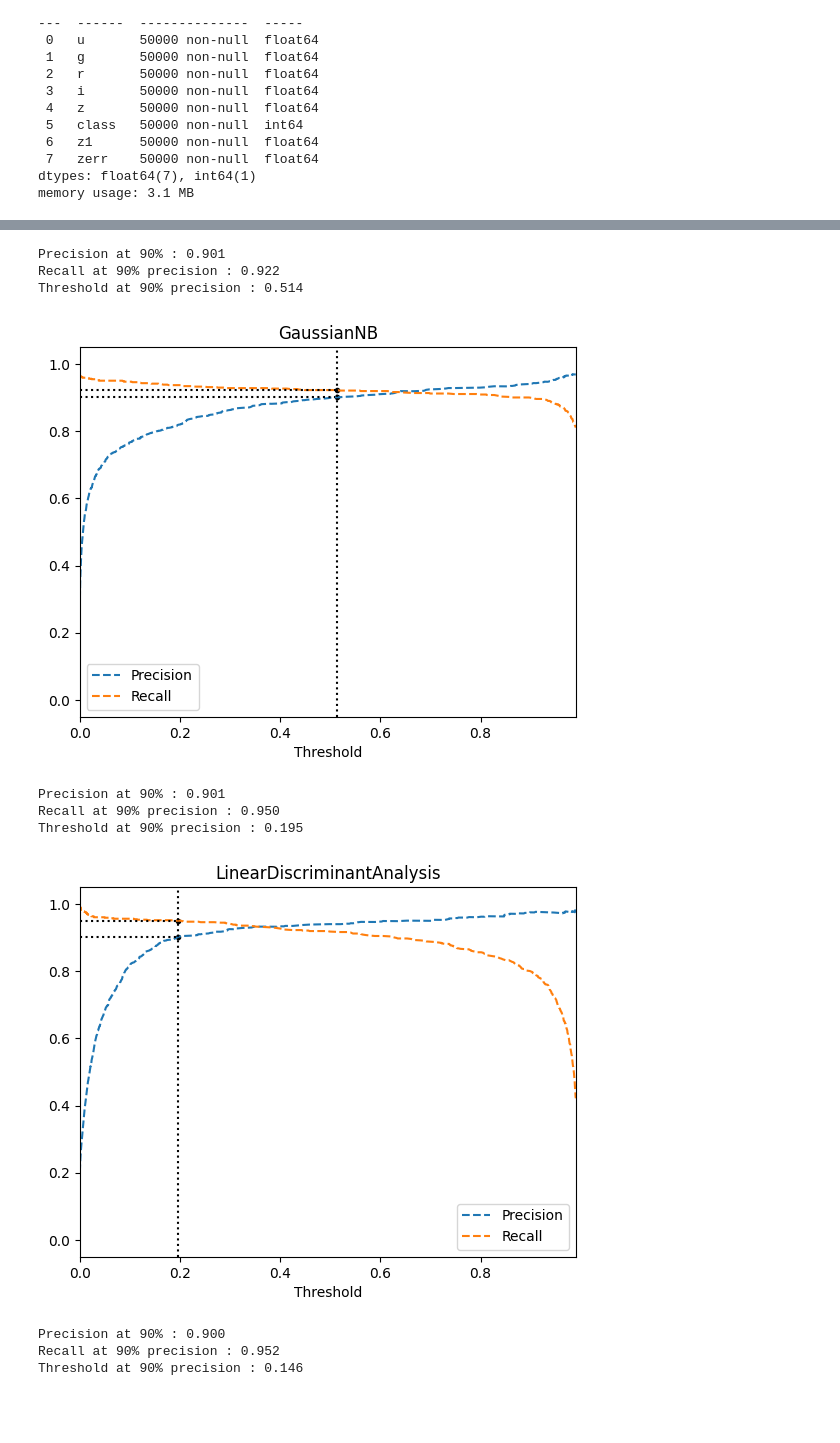
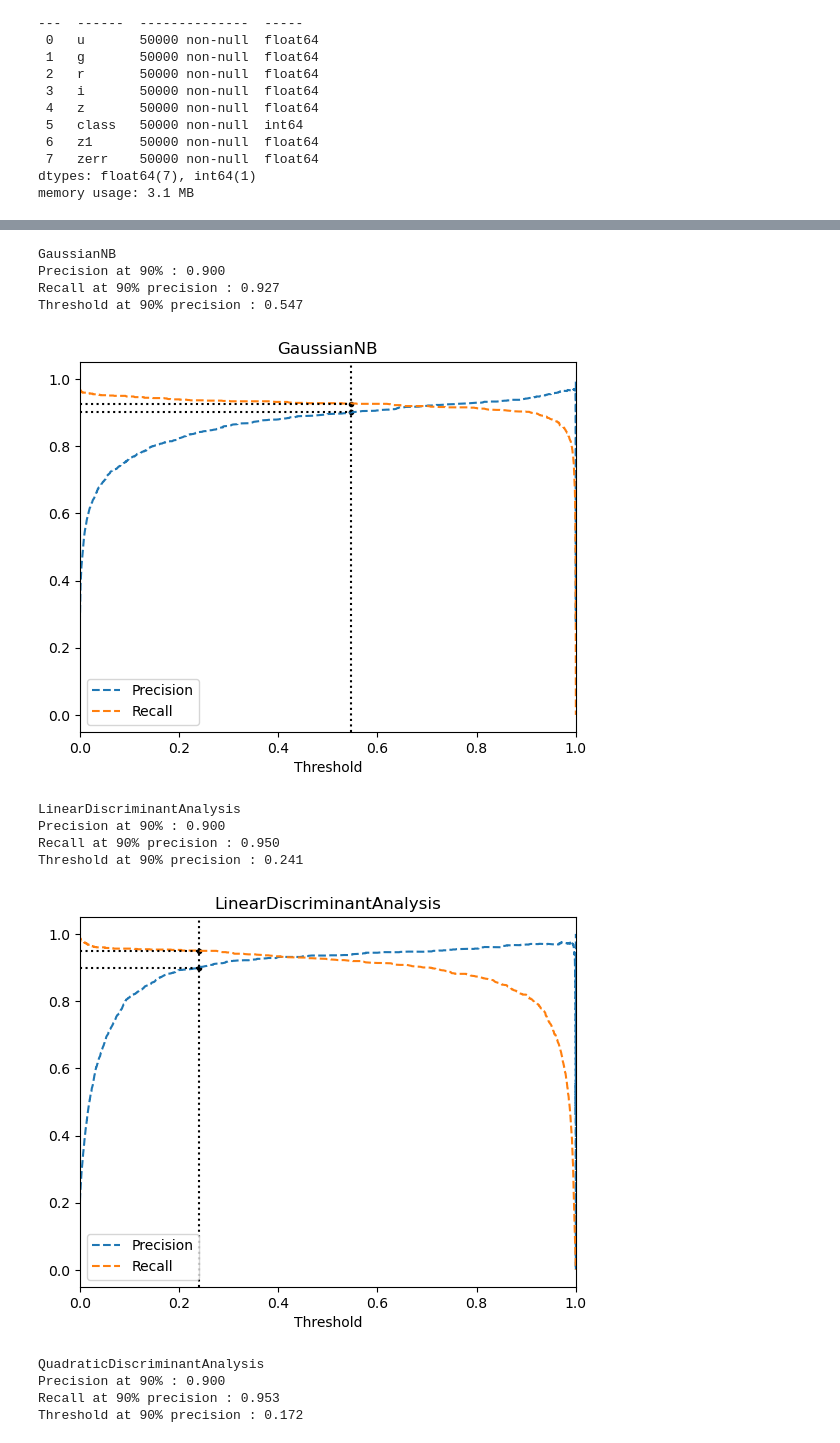
Before and after one commit to EmanuelaMenditto/astrostatistics_bicocca_2025, a Jupyter notebook: working/L19_GALorQSO.ipynb, the cells around one changed output, grey strips where cells are left out. Drawn from its saved outputs; the diff is of its cells as text; code cells hidden in the pictures; blank space fills up the shorter version.

```diff
--- a/working/L19_GALorQSO.ipynb
+++ b/working/L19_GALorQSO.ipynb
@@ -40,0 +32,2 @@ table_gal_qso
+# %%
+table_gal_qso = pd.read_csv("data_files/galaxyquasar.csv")
@@ -88,7 +93,7 @@ x2 = np.array(table_gal_qso["g"])-np.array(table_gal_qso["r"])
 x3 = np.array(table_gal_qso["r"])-np.array(table_gal_qso["i"])
 x4 = np.array(table_gal_qso["i"])-np.array(table_gal_qso["z"])
 y = np.array(table_gal_qso["class"])
-#X = np.array([x1]).T
-#X = np.array([x1, x2]).T
-#X = np.array([x1, x2, x3]).T
-X = np.array([x1, x2, x3, x4]).T
+X_1c = np.array([x1]).T
+X_2c = np.array([x1, x2]).T
+X_3c = np.array([x1, x2, x3]).T
+X_4c = np.array([x1, x2, x3, x4]).T
@@ -95,6 +262,6 @@ X = np.array([x1, x2, x3, x4]).T
 # %%
 # Split the dataset in tranining + test dataset
-X_CV, X_test, y_CV, y_test, CV_idx, test_idx = train_test_split(X, y, range(len(X)), test_size=0.1, random_state=42)
+X_CV, X_test, y_CV, y_test, CV_idx, test_idx = train_test_split(X_4c, y, range(len(X_4c)), test_size=0.15, random_state=42)
 # %%
 print(X_CV.shape)
 print(X_test.shape)
@@ -115,11 +273,11 @@ plt.close()
 # %%
 # Use cross validation to tune hyperparameters such as the number of neighbors K
 scores = []
-Kvals = np.arange(1,20)
+Kvals = np.arange(1, 20)
 for K in Kvals:
     clf = KNeighborsClassifier(n_neighbors=K)
     CVpredK = cross_val_predict(clf, X_CV, y_CV)
-    scores.append(accuracy_score(y_CV, CVpredK))
+    scores.append(f1_score(y_CV, CVpredK)) # do not use accuracy since classes are unbalanced (QSOs are rare)
 # %%
 # Plot number of neighbors vs score
 fig = plt.figure(figsize=(7, 5))
@@ -278,6 +450,5 @@ plt.show()
 # %%
-thresh2_knc = np.insert(thresh2_knc, 0, 0.0)
-
+print("KNeighborsClassifier")
 rec_90_prec = recall_knc[np.argmax(precision_knc >= 0.90)]
 thresh_90_prec = thresh2_knc[np.argmax(precision_knc >= 0.90)]
 prec_90_prec = precision_knc[np.argmax(precision_knc >= 0.90)]
@@ -294,13 +465,12 @@ plt.scatter(thresh_90_prec, prec_90_prec, color='k', marker=".")
 plt.scatter(thresh_90_prec, rec_90_prec, color='k', marker=".")
 plt.title("KNeighborsClassifier")
 plt.xlabel("Threshold")
-plt.xlim(0, 0.99)
+plt.xlim(0, 1)
 plt.legend()
 plt.show()
 plt.close()
 
-thresh2_gnb = np.insert(thresh2_gnb, 0, 0.0)
-
+print("GaussianNB")
 rec_90_prec = recall_gnb[np.argmax(precision_gnb >= 0.90)]
 thresh_90_prec = thresh2_gnb[np.argmax(precision_gnb >= 0.90)]
 prec_90_prec = precision_gnb[np.argmax(precision_gnb >= 0.90)]
@@ -317,13 +487,12 @@ plt.scatter(thresh_90_prec, prec_90_prec, color='k', marker=".")
 plt.scatter(thresh_90_prec, rec_90_prec, color='k', marker=".")
 plt.title("GaussianNB")
 plt.xlabel("Threshold")
-plt.xlim(0, 0.99)
+plt.xlim(0, 1)
 plt.legend()
 plt.show()
 plt.close()
 
-thresh2_lda = np.insert(thresh2_lda, 0, 0.0)
-
+print("LinearDiscriminantAnalysis")
 rec_90_prec = recall_lda[np.argmax(precision_lda >= 0.90)]
 thresh_90_prec = thresh2_lda[np.argmax(precision_lda >= 0.90)]
 prec_90_prec = precision_lda[np.argmax(precision_lda >= 0.90)]
@@ -340,13 +509,12 @@ plt.scatter(thresh_90_prec, prec_90_prec, color='k', marker=".")
 plt.scatter(thresh_90_prec, rec_90_prec, color='k', marker=".")
 plt.title("LinearDiscriminantAnalysis")
 plt.xlabel("Threshold")
-plt.xlim(0, 0.99)
+plt.xlim(0, 1)
 plt.legend()
 plt.show()
 plt.close()
 
-thresh2_qda = np.insert(thresh2_qda, 0, 0.0)
-
+print("QuadraticDiscriminantAnalysis")
 rec_90_prec = recall_qda[np.argmax(precision_qda >= 0.90)]
 thresh_90_prec = thresh2_qda[np.argmax(precision_qda >= 0.90)]
 prec_90_prec = precision_qda[np.argmax(precision_qda >= 0.90)]
@@ -363,7 +531,7 @@ plt.scatter(thresh_90_prec, prec_90_prec, color='k', marker=".")
 plt.scatter(thresh_90_prec, rec_90_prec, color='k', marker=".")
 plt.title("QuadraticDiscriminantAnalysis")
 plt.xlabel("Threshold")
-plt.xlim(0, 0.99)
+plt.xlim(0, 1)
 plt.legend()
 plt.show()
 plt.close()
@@ -375,11 +544,14 @@ Threshold at 90% precision : 0.167
-Precision at 90% : 0.901
-Recall at 90% precision : 0.922
-Threshold at 90% precision : 0.514
+GaussianNB
+Precision at 90% : 0.900
+Recall at 90% precision : 0.927
+Threshold at 90% precision : 0.547
-[figure, old version]
+[figure, new version]
-Precision at 90% : 0.901
+LinearDiscriminantAnalysis
+Precision at 90% : 0.900
 Recall at 90% precision : 0.950
-Threshold at 90% precision : 0.195
+Threshold at 90% precision : 0.241
-[figure, old version]
+[figure, new version]
+QuadraticDiscriminantAnalysis
 Precision at 90% : 0.900
-Recall at 90% precision : 0.952
-Threshold at 90% precision : 0.146
+Recall at 90% precision : 0.953
+Threshold at 90% precision : 0.172
```
Also changed, not shown: parts of 39 cells of this notebook.
